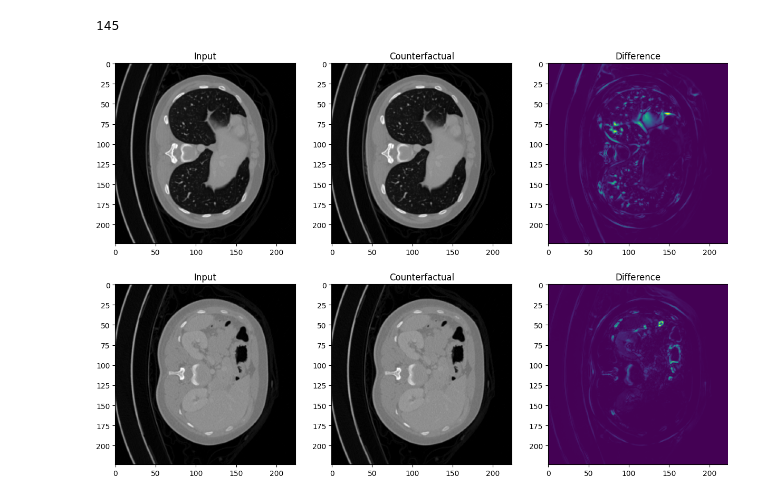
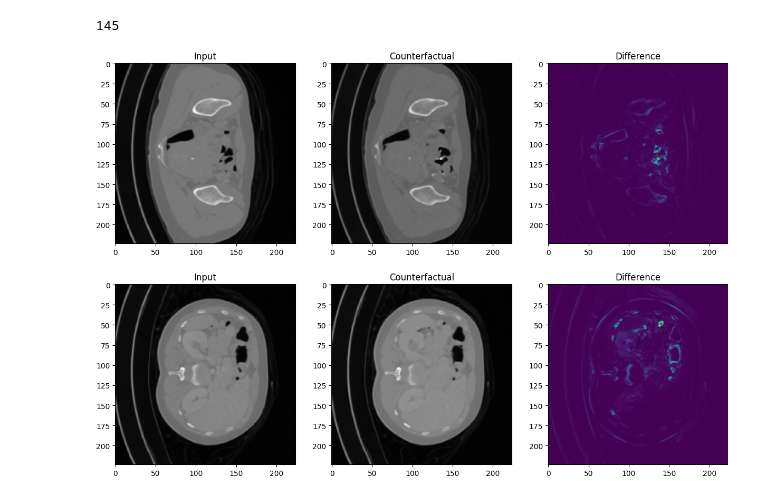
Before and after one commit to ieee8023/ct-counterfactuals, a Jupyter notebook: explain-abdominal-pain.ipynb, the cells around one changed output. Drawn from its saved outputs; the diff is of its cells as text; code cells hidden in the pictures.

```diff
--- a/explain-abdominal-pain.ipynb
+++ b/explain-abdominal-pain.ipynb
@@ -231,3 +225,9 @@ generated_images1 = generated_images[:,:,:,raw_diffs != 0]
+# %%
+images_reconstruction = np.concatenate([o['generated_images'][-1] for o in outputs], 3)
+images_counterfactual = np.concatenate([o['generated_images'][0] for o in outputs], 3)
+# %%
+images_reconstruction = images_reconstruction[...,raw_diffs != 0]
+images_counterfactual = images_counterfactual[...,raw_diffs != 0]
 # %%
 plt.plot(diffs);
 plt.xlabel('Slice');
@@ -239,16 +239,16 @@ np.argmax(diffs)
 # %% [output]
 145
 # %%
-idx_slice = 143
+idx_slice = 45
 fig, axs = plt.subplots(1, 3, figsize=(15, 5))  # 1 row, 3 columns
 axs[0].imshow(images_reconstruction[0,:,:,idx_slice], cmap='gray')
 axs[0].set_title('Input')
 axs[1].imshow(images_counterfactual[0,:,:,idx_slice], cmap='gray')
 axs[1].set_title('Counterfactual')
 axs[2].imshow(heatmaps1[0,:,:,idx_slice])
 axs[2].set_title('Difference');
 # %% [output]
-[figure, old version]
+[figure, new version]
 # %%
 idx_slice = 115
 fig, axs = plt.subplots(1, 3, figsize=(15, 5))  # 1 row, 3 columns
```
Also changed, not shown: parts of 8 cells of this notebook.
